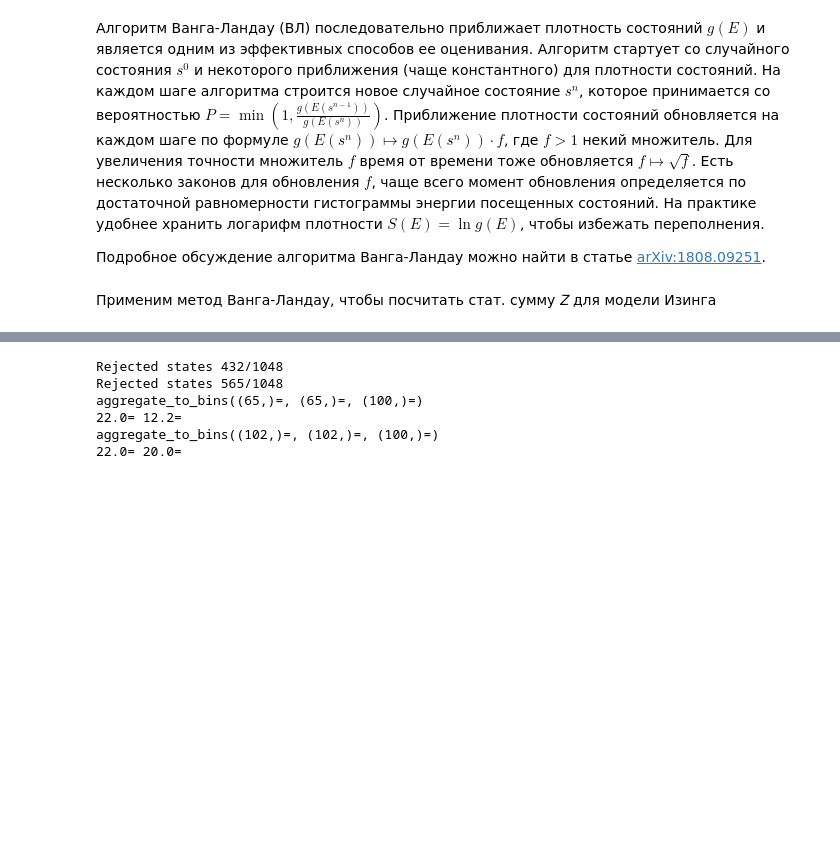
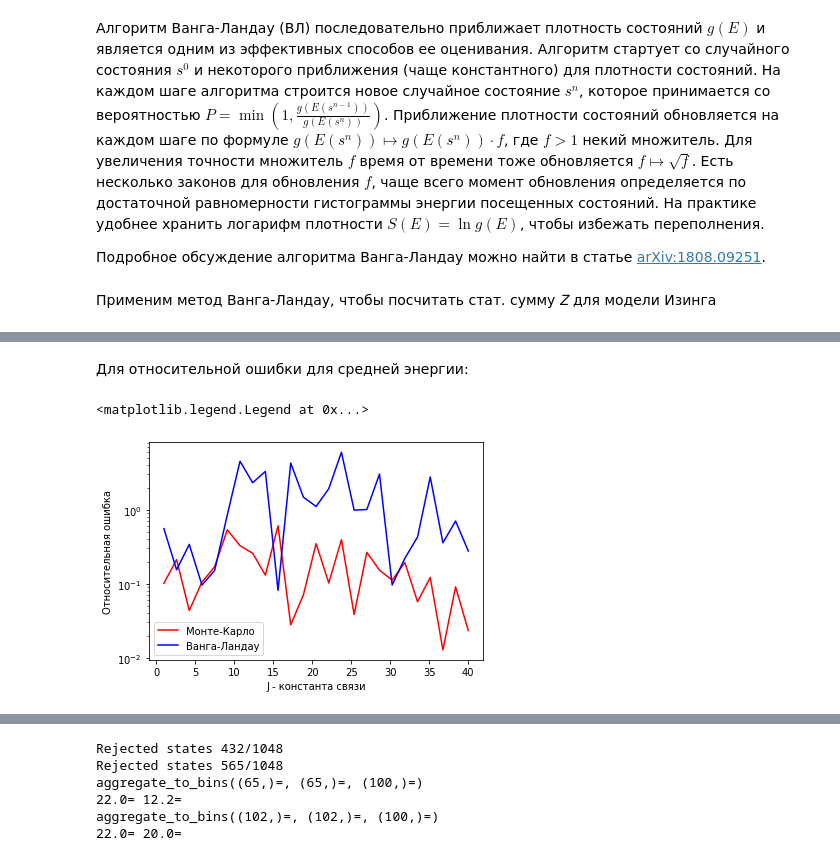
Before and after one commit to miroliubovmark/NumericalSim, a Jupyter notebook: lab 7/lab_7_MonteCarlo.ipynb, the cells around one changed output, grey strips where cells are left out. Saved outputs shown, nothing was run; the diff lists cells and outputs as text; code cells hidden in the pictures; blank space fills up the shorter version.

```diff
--- a/lab 7/lab_7_MonteCarlo.ipynb
+++ b/lab 7/lab_7_MonteCarlo.ipynb
@@ -802,0 +866,14 @@ Z_exact = 44342.70173661325
+# %% [markdown]
+Для относительной ошибки для средней энергии:
+# %%
+plt.plot(J_array, abs((energy_monte_carlo - exact_energy) / exact_energy), color='r', label='Монте-Карло')
+plt.plot(J_array, abs((energy_wanga_landau - exact_energy) / exact_energy), color='b', label='Ванга-Ландау')
+# plt.hlines(y = 5e-1, xmin = 0, xmax = 20, colors = 'black', linestyles = 'dashed')
+# plt.hlines(y = 1e-2, xmin = 0, xmax = 20, colors = 'black', linestyles = 'dashed')
+plt.yscale('log')
+plt.xlabel('J - константа связи')
+plt.ylabel(r'Относительная ошибка')
+plt.legend()
+# %% [output]
+<matplotlib.legend.Legend at 0x...>
+[figure, added]
```
Also changed, not shown: parts of 17 cells of this notebook, 1 other file.
